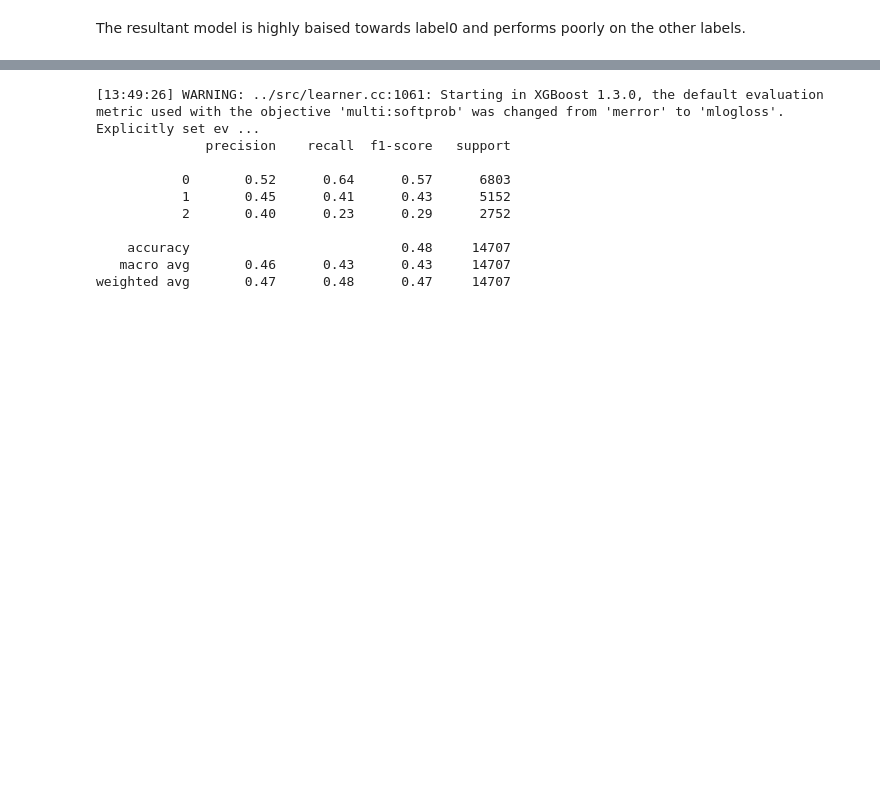
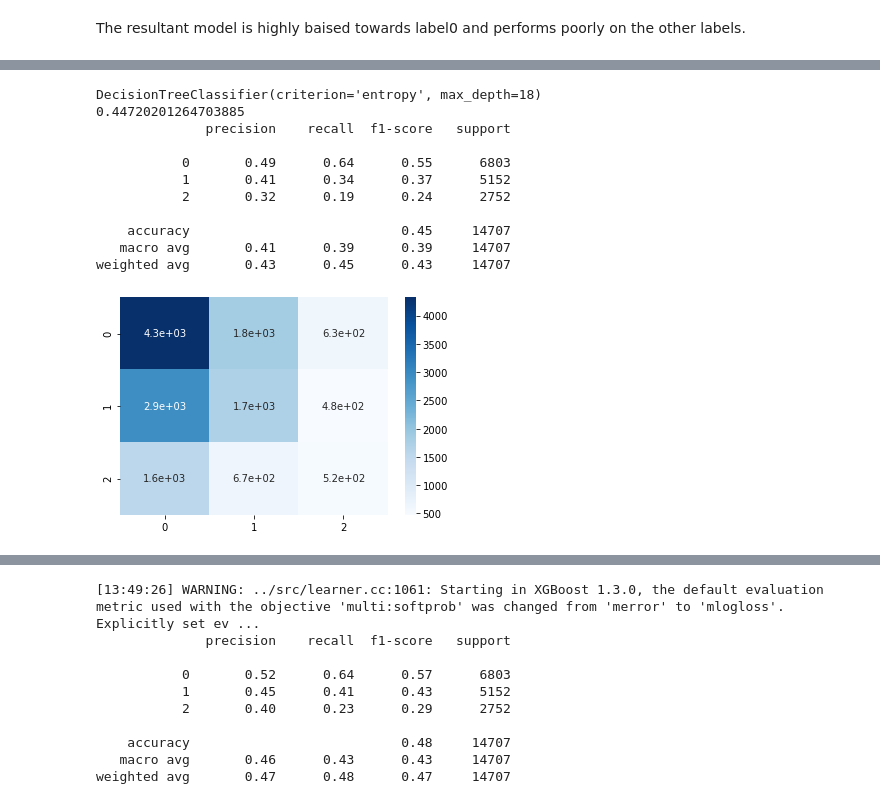
Before and after one commit to Kaushal1011/CSE523-Machine-Learning-Quantcats, a Jupyter notebook: Codes/Final_notebook.ipynb, the cells around one changed output, grey strips where cells are left out. Saved outputs shown, nothing was run; the diff lists cells and outputs as text; code cells hidden in the pictures; blank space fills up the shorter version.

```diff
--- a/Codes/Final_notebook.ipynb
+++ b/Codes/Final_notebook.ipynb
@@ -285,0 +278,31 @@ TODO: describe what it does
+# %%
+from sklearn.tree import DecisionTreeClassifier
+scaler = StandardScaler()
+scaler.fit(X)
+X_scalar=scaler.transform(X)
+
+X_scalar_train, X_scalar_test, y_train, y_test = sklearn.model_selection.train_test_split(
+    X, y, random_state=1
+)
+tree_clf=DecisionTreeClassifier(max_depth=18,criterion="entropy")
+print(tree_clf.fit(X_scalar_train,y_train))
+print(tree_clf.score(X_scalar_test,y_test))
+y_pred = tree_clf.predict(X_scalar_test)
+y_pred = [round(value) for value in y_pred]
+print(sklearn.metrics.classification_report(y_test, y_pred,zero_division=False))
+sns.heatmap(sklearn.metrics.confusion_matrix(y_test,y_pred),annot=True,cmap="Blues")
+plt.show(sns)
+tree_clf=None
+# %% [output]
+DecisionTreeClassifier(criterion='entropy', max_depth=18)
+0.44720201264703885
+              precision    recall  f1-score   support
+
+           0       0.49      0.64      0.55      6803
+           1       0.41      0.34      0.37      5152
+           2       0.32      0.19      0.24      2752
+
+    accuracy                           0.45     14707
+   macro avg       0.41      0.39      0.39     14707
+weighted avg       0.43      0.45      0.43     14707
+[figure, added]
```
Also changed, not shown: parts of 15 cells of this notebook, 1 other file.
